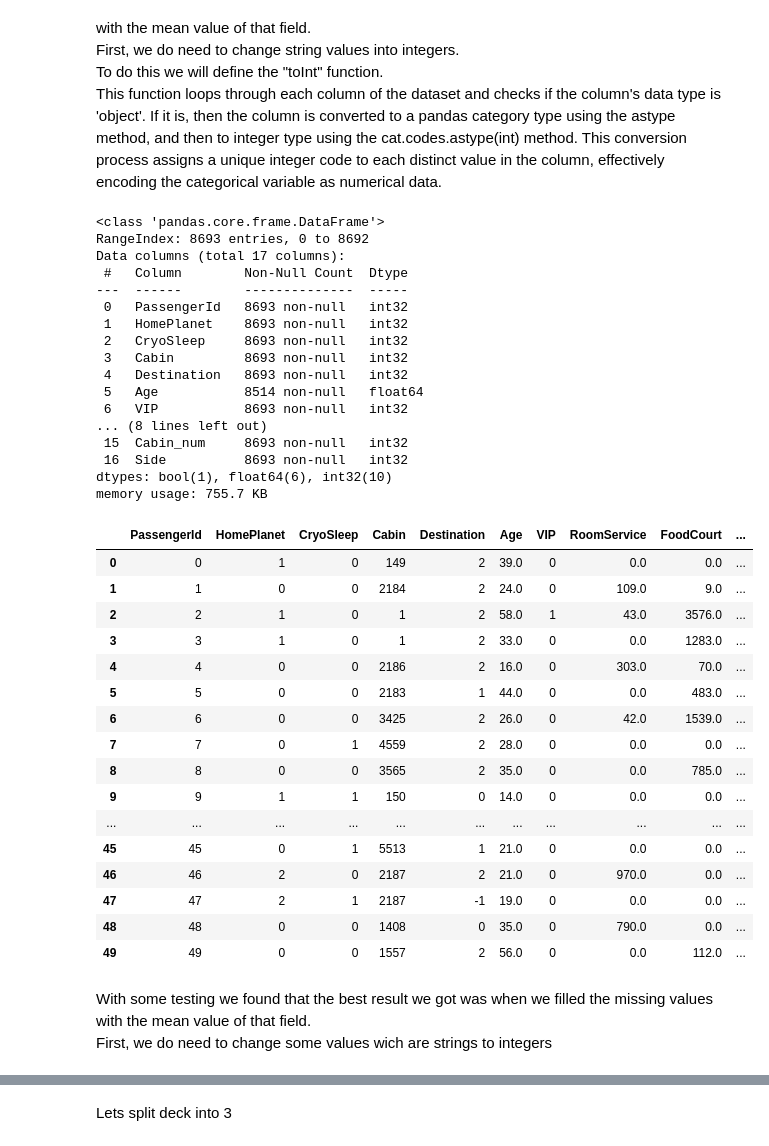
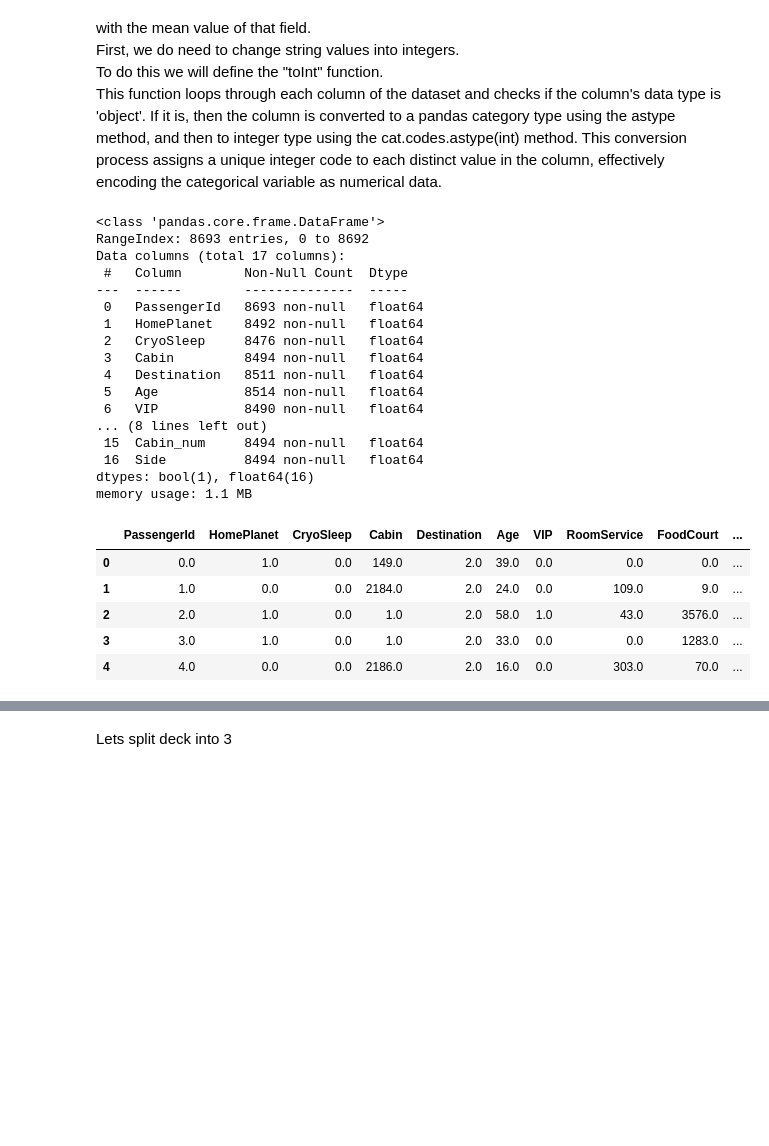
Before and after one commit to robinmonsere/Spaceship-Titanic, a Jupyter notebook: SpaceshipTitanic.ipynb, the cells around one changed output, grey strips where cells are left out. Cells and saved outputs as stored; diff of their text form; code cells hidden in the pictures; blank space fills up the shorter version.

```diff
--- a/SpaceshipTitanic.ipynb
+++ b/SpaceshipTitanic.ipynb
@@ -80,5 +80,6 @@ We will get a much better result if we can fill in these missing values.
 First, we will split the cabin data (example value: G/3/S) into 3 fields. We found that doing this improves the end result.
 # %%
 training_data[["Deck", "Cabin_num", "Side"]] = training_data["Cabin"].str.split("/", expand=True)
-training_data.head(50)
+training_data = training_data.drop('Cabin', axis=1)
+training_data.head(5)
 # %% [output]
@@ -107,48 +97,39 @@ First, we do need to change string values into integers.
 To do this we will define the "toInt" function.
 This function loops through each column of the dataset and checks if the column's data type is 'object'. If it is, then the column is converted to a pandas category type using the astype method, and then to integer type using the cat.codes.astype(int) method. This conversion process assigns a unique integer code to each distinct value in the column, effectively encoding the categorical variable as numerical data.
 # %%
-def toInt(data) :
-    for coll in data.columns:
-        if data[coll].dtype == 'object':
-            data[coll] = data[coll].astype('category').cat.codes.astype(int)
+def toInt(data):
+    for col in data.columns:
+        if data[col].dtype == 'object':
+            cat_codes = data[col].astype('category').cat.codes
+            cat_codes[cat_codes == -1] = np.nan  # replace -1 with NaN
+            data[col] = cat_codes.astype(float).astype('float64')  # use nullable integer type
     return data
 
 training_data = toInt(training_data)
 
 training_data.info()
-training_data.head(50)
+training_data.head(5)
 # %% [output]
 <class 'pandas.core.frame.DataFrame'>
 RangeIndex: 8693 entries, 0 to 8692
 Data columns (total 17 columns):
  #   Column        Non-Null Count  Dtype
 ---  ------        --------------  -----
- 0   PassengerId   8693 non-null   int32
- 1   HomePlanet    8693 non-null   int32
- 2   CryoSleep     8693 non-null   int32
- 3   Cabin         8693 non-null   int32
- 4   Destination   8693 non-null   int32
+ 0   PassengerId   8693 non-null   float64
+ 1   HomePlanet    8492 non-null   float64
+ 2   CryoSleep     8476 non-null   float64
+ 3   Cabin         8494 non-null   float64
+ 4   Destination   8511 non-null   float64
  5   Age           8514 non-null   float64
- 6   VIP           8693 non-null   int32
+ 6   VIP           8490 non-null   float64
 ... (8 lines left out)
- 15  Cabin_num     8693 non-null   int32
- 16  Side          8693 non-null   int32
-dtypes: bool(1), float64(6), int32(10)
-memory usage: 755.7 KB
+ 15  Cabin_num     8494 non-null   float64
+ 16  Side          8494 non-null   float64
+dtypes: bool(1), float64(16)
+memory usage: 1.1 MB
 |  | PassengerId | HomePlanet | CryoSleep | Cabin | Destination | Age | VIP | RoomService | FoodCourt | ... |
-| 0 | 0 | 1 | 0 | 149 | 2 | 39.0 | 0 | 0.0 | 0.0 | ... |
-| 1 | 1 | 0 | 0 | 2184 | 2 | 24.0 | 0 | 109.0 | 9.0 | ... |
-| 2 | 2 | 1 | 0 | 1 | 2 | 58.0 | 1 | 43.0 | 3576.0 | ... |
-| 3 | 3 | 1 | 0 | 1 | 2 | 33.0 | 0 | 0.0 | 1283.0 | ... |
-| 4 | 4 | 0 | 0 | 2186 | 2 | 16.0 | 0 | 303.0 | 70.0 | ... |
-| 5 | 5 | 0 | 0 | 2183 | 1 | 44.0 | 0 | 0.0 | 483.0 | ... |
-| 6 | 6 | 0 | 0 | 3425 | 2 | 26.0 | 0 | 42.0 | 1539.0 | ... |
-| 7 | 7 | 0 | 1 | 4559 | 2 | 28.0 | 0 | 0.0 | 0.0 | ... |
-| 8 | 8 | 0 | 0 | 3565 | 2 | 35.0 | 0 | 0.0 | 785.0 | ... |
-| 9 | 9 | 1 | 1 | 150 | 0 | 14.0 | 0 | 0.0 | 0.0 | ... |
-| ... | ... | ... | ... | ... | ... | ... | ... | ... | ... | ... |
-| 45 | 45 | 0 | 1 | 5513 | 1 | 21.0 | 0 | 0.0 | 0.0 | ... |
-| 46 | 46 | 2 | 0 | 2187 | 2 | 21.0 | 0 | 970.0 | 0.0 | ... |
-| 47 | 47 | 2 | 1 | 2187 | -1 | 19.0 | 0 | 0.0 | 0.0 | ... |
-| 48 | 48 | 0 | 0 | 1408 | 0 | 35.0 | 0 | 790.0 | 0.0 | ... |
-| 49 | 49 | 0 | 0 | 1557 | 2 | 56.0 | 0 | 0.0 | 112.0 | ... |
+| 0 | 0.0 | 1.0 | 0.0 | 149.0 | 2.0 | 39.0 | 0.0 | 0.0 | 0.0 | ... |
+| 1 | 1.0 | 0.0 | 0.0 | 2184.0 | 2.0 | 24.0 | 0.0 | 109.0 | 9.0 | ... |
+| 2 | 2.0 | 1.0 | 0.0 | 1.0 | 2.0 | 58.0 | 1.0 | 43.0 | 3576.0 | ... |
+| 3 | 3.0 | 1.0 | 0.0 | 1.0 | 2.0 | 33.0 | 0.0 | 0.0 | 1283.0 | ... |
+| 4 | 4.0 | 0.0 | 0.0 | 2186.0 | 2.0 | 16.0 | 0.0 | 303.0 | 70.0 | ... |
@@ -162,3 +135,0 @@ def fillna_by_condition(data):
-# %% [markdown]
-With some testing we found that the best result we got was when we filled the missing values with the mean value of that field.
-First, we do need to change some values wich are strings to integers
```
Also changed, not shown: parts of 7 cells of this notebook, 2 other files.
